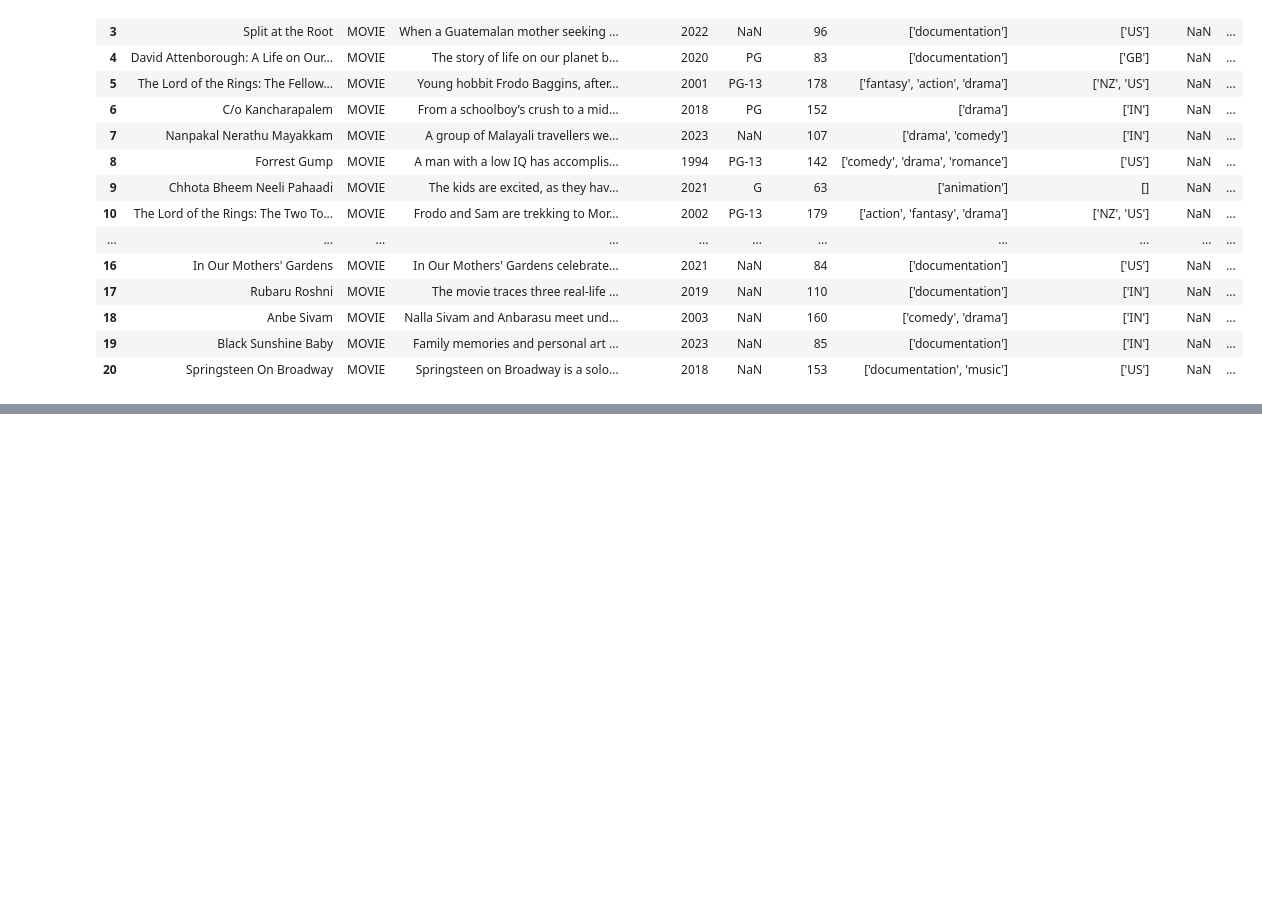
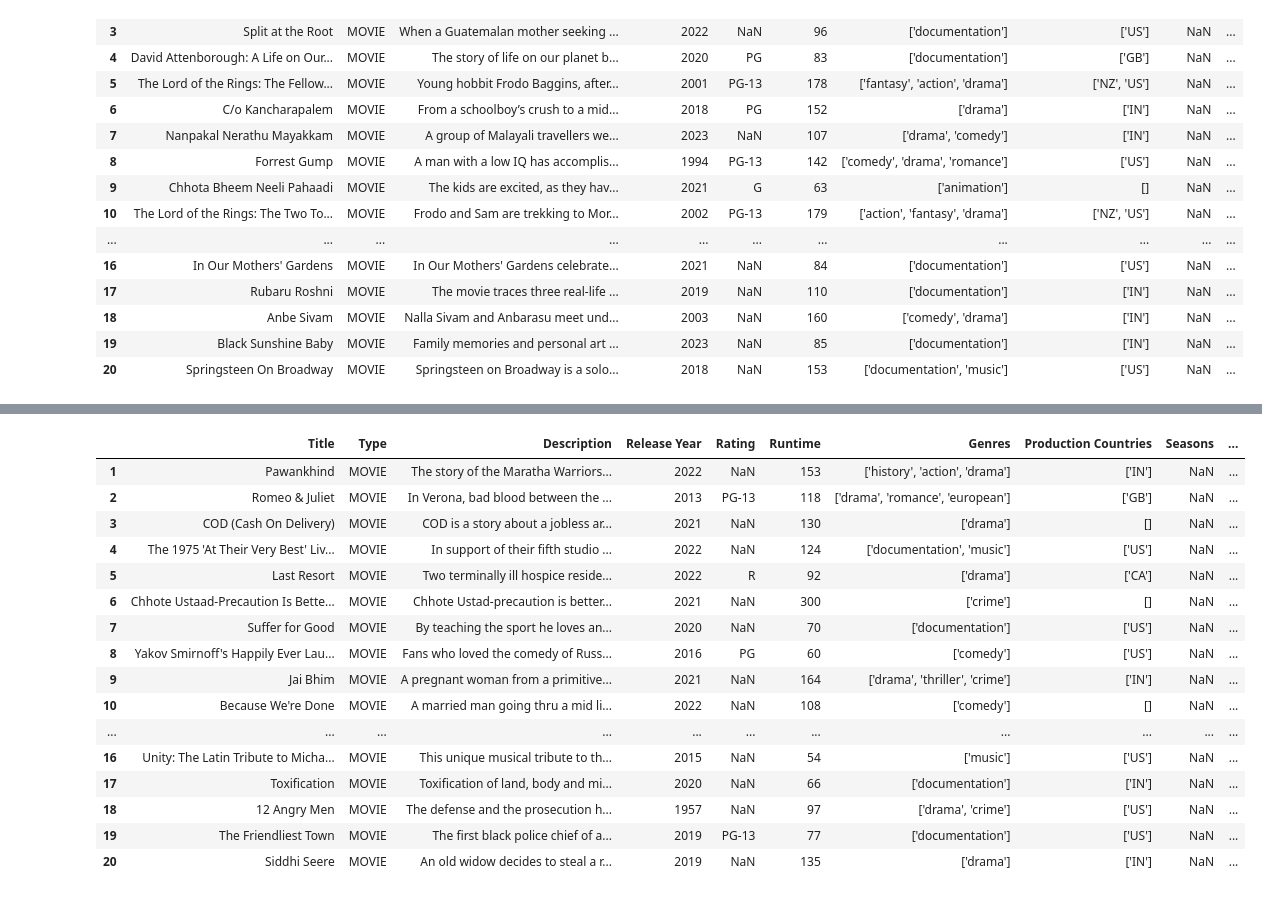
Before and after one commit to daggonit/Platform_Proj, a Jupyter notebook: Platform Project.ipynb, the cells around one changed output, grey strips where cells are left out. Drawn from its saved outputs; the diff is of its cells as text; code cells hidden in the pictures; blank space fills up the shorter version.

```diff
--- a/Platform Project.ipynb
+++ b/Platform Project.ipynb
@@ -85,0 +144,27 @@ netflix_top_20_movies_df
+# %%
+#Amazon Prime top 20 movies
+amazon_top_movies_df = amazon_movies_df.sort_values(by='Imdb Score', ascending = False)
+
+amazon_top_20_movies_df = amazon_top_movies_df.head(20)
+
+amazon_top_20_movies_df.set_index(pd.Index(custom_index), inplace= True)
+
+amazon_top_20_movies_df
+# %% [output]
+|  | Title | Type | Description | Release Year | Rating | Runtime | Genres | Production Countries | Seasons | ... |
+| 1 | Pawankhind | MOVIE | The story of the Maratha Warriors... | 2022 | NaN | 153 | ['history', 'action', 'drama'] | ['IN'] | NaN | ... |
+| 2 | Romeo & Juliet | MOVIE | In Verona, bad blood between the ... | 2013 | PG-13 | 118 | ['drama', 'romance', 'european'] | ['GB'] | NaN | ... |
+| 3 | COD (Cash On Delivery) | MOVIE | COD is a story about a jobless ar... | 2021 | NaN | 130 | ['drama'] | [] | NaN | ... |
+| 4 | The 1975 'At Their Very Best' Liv... | MOVIE | In support of their fifth studio ... | 2022 | NaN | 124 | ['documentation', 'music'] | ['US'] | NaN | ... |
+| 5 | Last Resort | MOVIE | Two terminally ill hospice reside... | 2022 | R | 92 | ['drama'] | ['CA'] | NaN | ... |
+| 6 | Chhote Ustaad-Precaution Is Bette... | MOVIE | Chhote Ustad-precaution is better... | 2021 | NaN | 300 | ['crime'] | [] | NaN | ... |
+| 7 | Suffer for Good | MOVIE | By teaching the sport he loves an... | 2020 | NaN | 70 | ['documentation'] | ['US'] | NaN | ... |
+| 8 | Yakov Smirnoff's Happily Ever Lau... | MOVIE | Fans who loved the comedy of Russ... | 2016 | PG | 60 | ['comedy'] | ['US'] | NaN | ... |
+| 9 | Jai Bhim | MOVIE | A pregnant woman from a primitive... | 2021 | NaN | 164 | ['drama', 'thriller', 'crime'] | ['IN'] | NaN | ... |
+| 10 | Because We're Done | MOVIE | A married man going thru a mid li... | 2022 | NaN | 108 | ['comedy'] | [] | NaN | ... |
+| ... | ... | ... | ... | ... | ... | ... | ... | ... | ... | ... |
+| 16 | Unity: The Latin Tribute to Micha... | MOVIE | This unique musical tribute to th... | 2015 | NaN | 54 | ['music'] | ['US'] | NaN | ... |
+| 17 | Toxification | MOVIE | Toxification of land, body and mi... | 2020 | NaN | 66 | ['documentation'] | ['IN'] | NaN | ... |
+| 18 | 12 Angry Men | MOVIE | The defense and the prosecution h... | 1957 | NaN | 97 | ['drama', 'crime'] | ['US'] | NaN | ... |
+| 19 | The Friendliest Town | MOVIE | The first black police chief of a... | 2019 | PG-13 | 77 | ['documentation'] | ['US'] | NaN | ... |
+| 20 | Siddhi Seere | MOVIE | An old widow decides to steal a r... | 2019 | NaN | 135 | ['drama'] | ['IN'] | NaN | ... |
```
Also changed, not shown: parts of 18 cells of this notebook.
